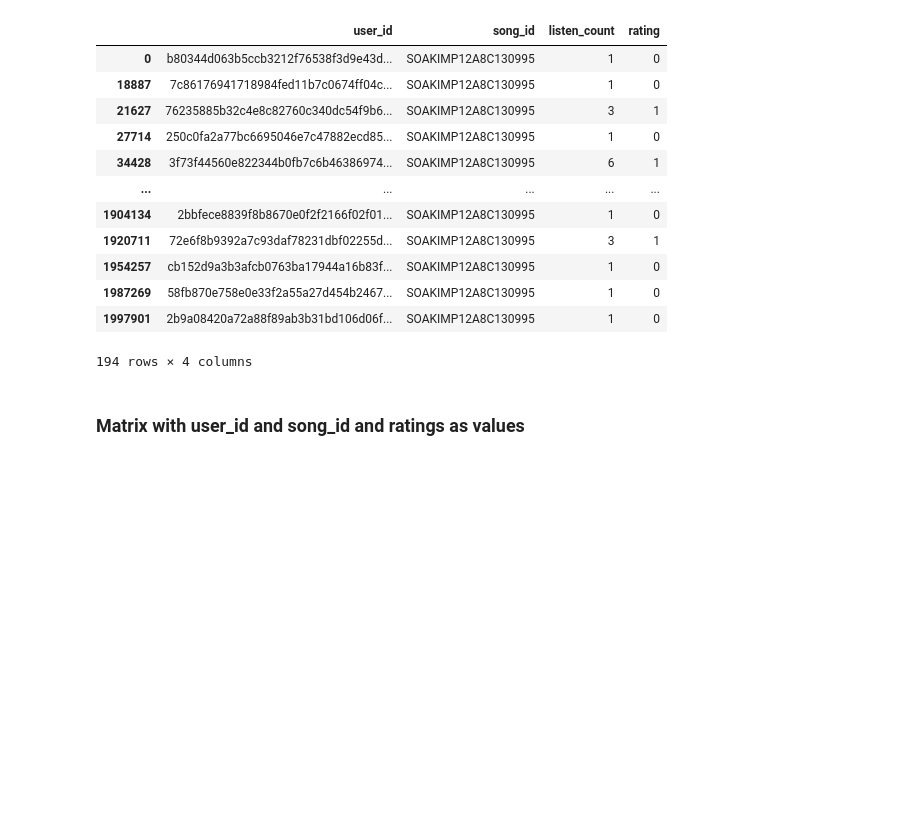
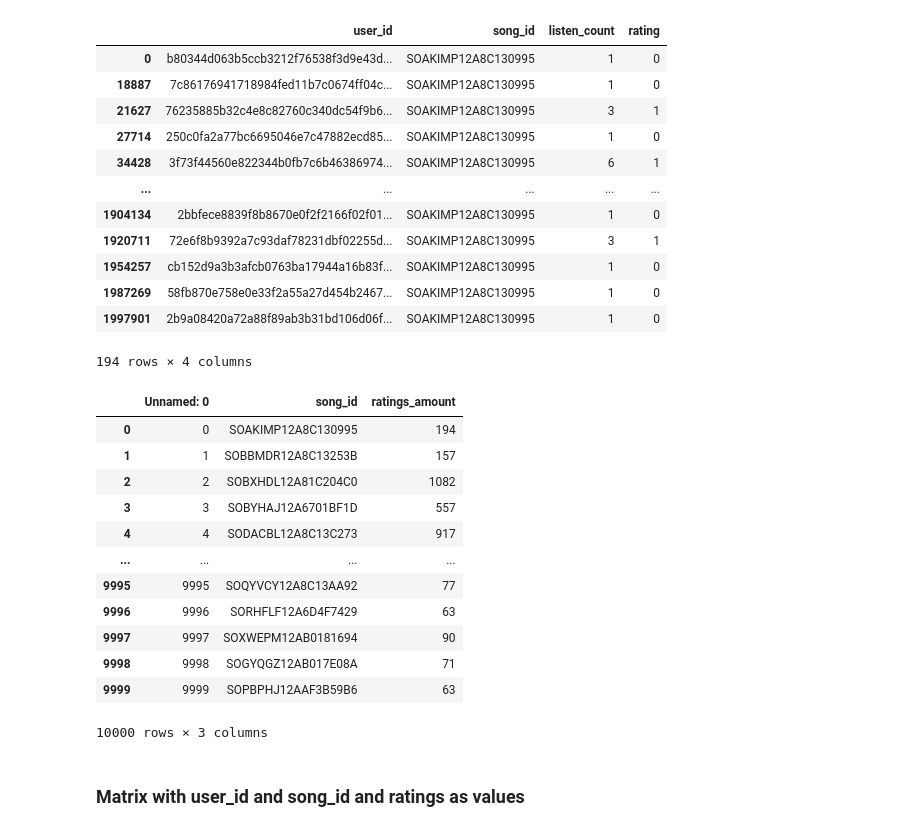
Before and after one commit to ERoszczyk/music_recommendation, a Jupyter notebook: notebooks/implementation.ipynb, the cells around one changed output. Drawn from its saved outputs; the diff is of its cells as text; code cells hidden in the pictures; blank space fills up the shorter version.

```diff
--- a/notebooks/implementation.ipynb
+++ b/notebooks/implementation.ipynb
@@ -476,5 +508,20 @@ song_ratings_amount['ratings_amount'] = ratings_amount
 # %%
-song_ratings_amount.to_csv('./music_recommendation/data/1_interim/song_ratings_amount.csv', sep=',')
+song_ratings_amount = pd.read_csv('../data/1_interim/song_ratings_amount.csv', sep=",")
+song_ratings_amount
+# %% [output]
+|  | Unnamed: 0 | song_id | ratings_amount |
+| 0 | 0 | SOAKIMP12A8C130995 | 194 |
+| 1 | 1 | SOBBMDR12A8C13253B | 157 |
+| 2 | 2 | SOBXHDL12A81C204C0 | 1082 |
+| 3 | 3 | SOBYHAJ12A6701BF1D | 557 |
+| 4 | 4 | SODACBL12A8C13C273 | 917 |
+| ... | ... | ... | ... |
+| 9995 | 9995 | SOQYVCY12A8C13AA92 | 77 |
+| 9996 | 9996 | SORHFLF12A6D4F7429 | 63 |
+| 9997 | 9997 | SOXWEPM12AB0181694 | 90 |
+| 9998 | 9998 | SOGYQGZ12AB017E08A | 71 |
+| 9999 | 9999 | SOPBPHJ12AAF3B59B6 | 63 |
+10000 rows × 3 columns
 # %%
 song_ratings_amount.sort_values(by=['ratings_amount'], inplace=True, ascending=False)
 songs_100_ratings = song_ratings_amount[song_ratings_amount['ratings_amount'] >= 200]
```
Also changed, not shown: parts of 23 cells of this notebook, 1 other file.
